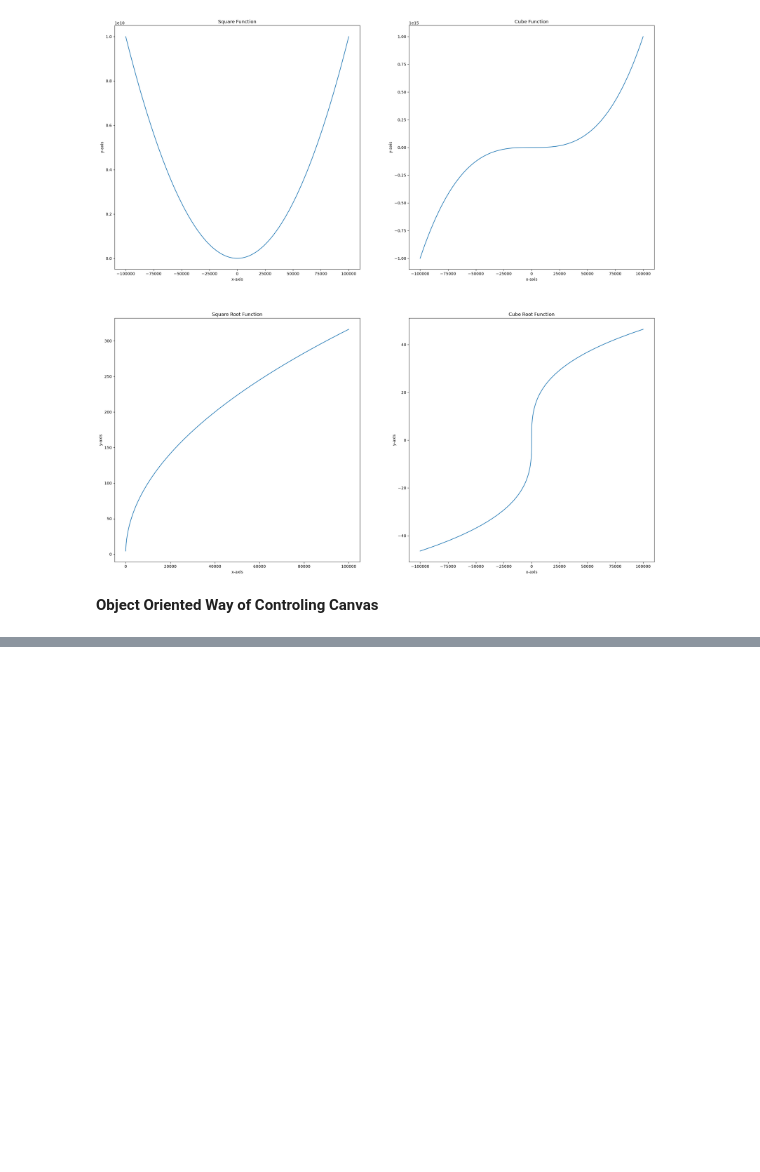
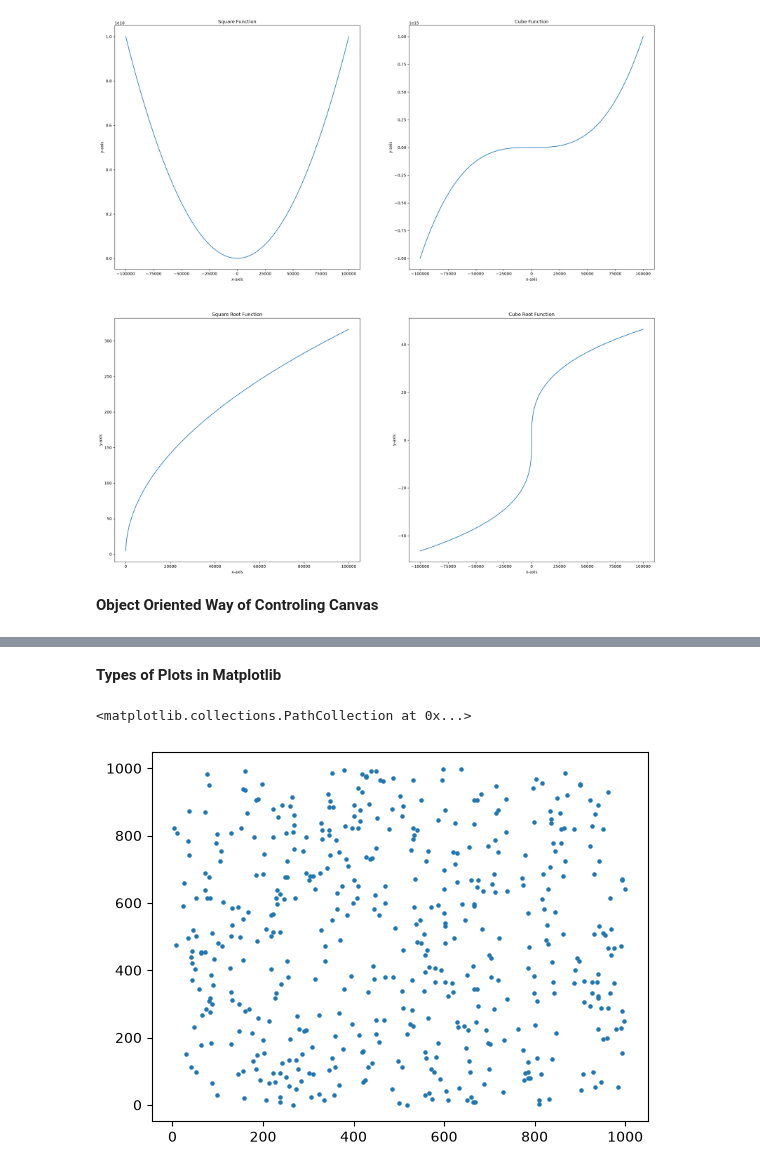
Before and after one commit to Aarya-Bhusal/Data-Visualization-Notes, a Jupyter notebook: matplotlib.ipynb, the cells around one changed output, grey strips where cells are left out. Cells and saved outputs as stored; diff of their text form; code cells hidden in the pictures; blank space fills up the shorter version.

```diff
--- a/matplotlib.ipynb
+++ b/matplotlib.ipynb
@@ -87,0 +88,11 @@ ax2.plot(y,x)
+# %% [markdown]
+**Types of Plots in Matplotlib**
+# %%
+# Scattter Plot
+
+a = np.random.randint(1,1001, 500)
+b = np.random.randint(1,1001, 500)
+plt.scatter(a,b, s=5)
+# %% [output]
+<matplotlib.collections.PathCollection at 0x...>
+[figure, added]
```
Also changed, not shown: parts of 2 cells of this notebook.
